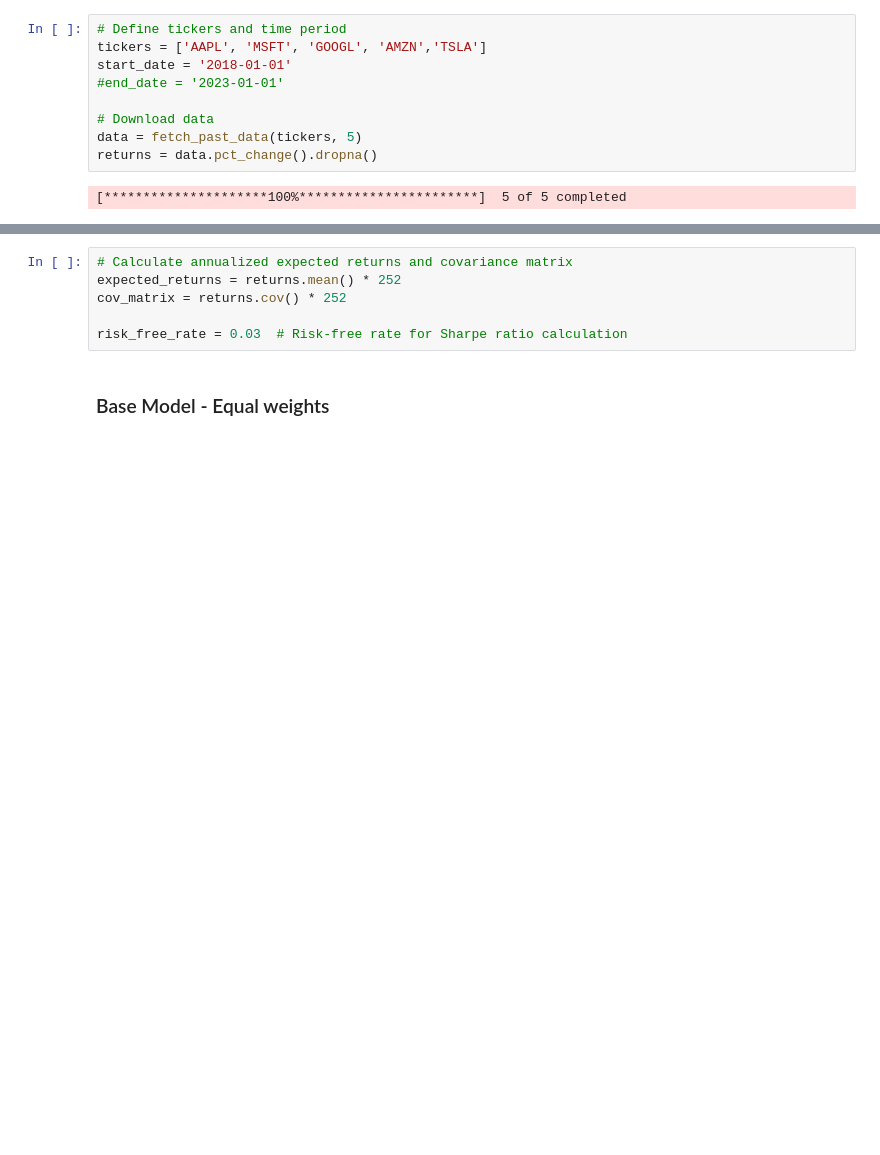
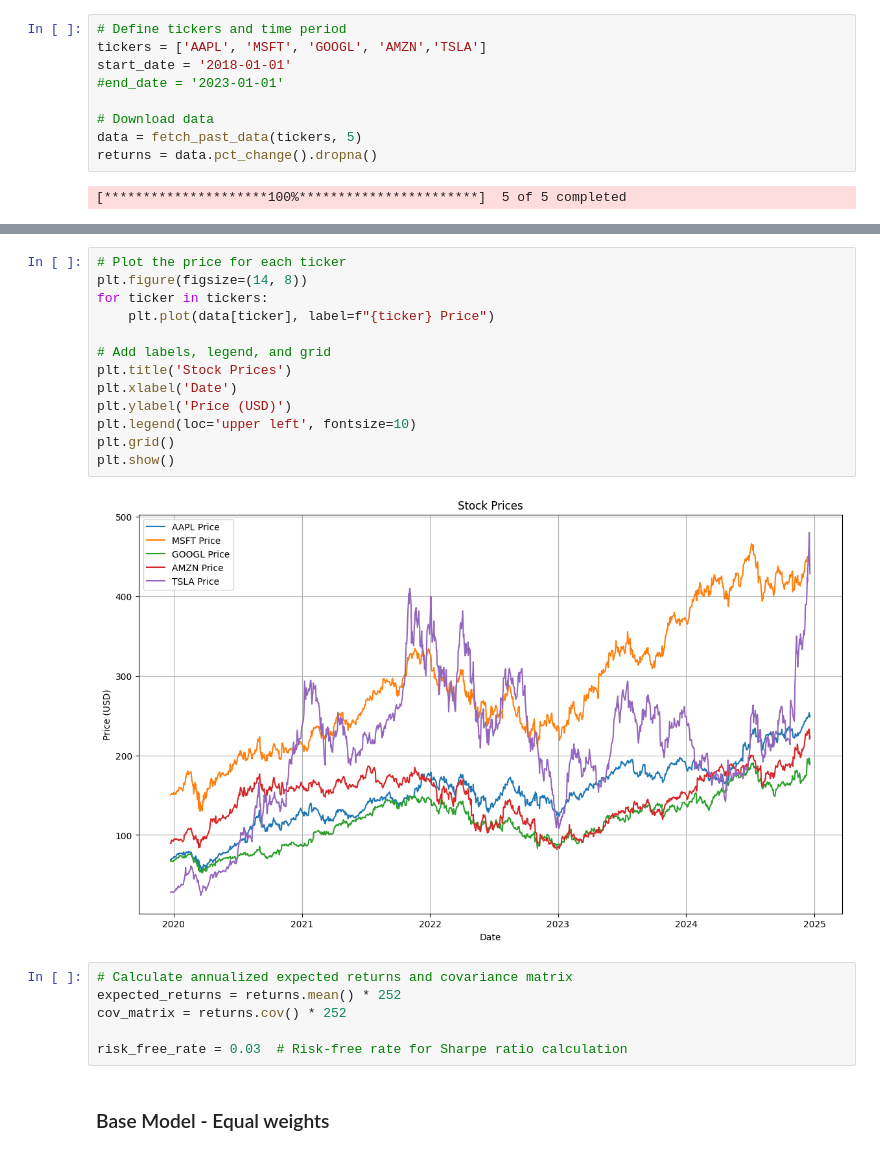
Before and after one commit to IndupamaH/Portfolio-Management-, a Jupyter notebook: portfolio_management_Black_Litterman.ipynb, the cells around one changed output, grey strips where cells are left out. Drawn from its saved outputs; the diff is of its cells as text; blank space fills up the shorter version.

```diff
--- a/portfolio_management_Black_Litterman.ipynb
+++ b/portfolio_management_Black_Litterman.ipynb
@@ -118,4 +118,19 @@ returns
 1256 rows × 5 columns
+# %%
+# Plot the price for each ticker
+plt.figure(figsize=(14, 8))
+for ticker in tickers:
+    plt.plot(data[ticker], label=f"{ticker} Price")
+
+# Add labels, legend, and grid
+plt.title('Stock Prices')
+plt.xlabel('Date')
+plt.ylabel('Price (USD)')
+plt.legend(loc='upper left', fontsize=10)
+plt.grid()
+plt.show()
+# %% [output]
+[figure, added]
 # %%
 # Calculate annualized expected returns and covariance matrix
 expected_returns = returns.mean() * 252
```
Also changed, not shown: parts of 10 cells of this notebook, 3 other files.
